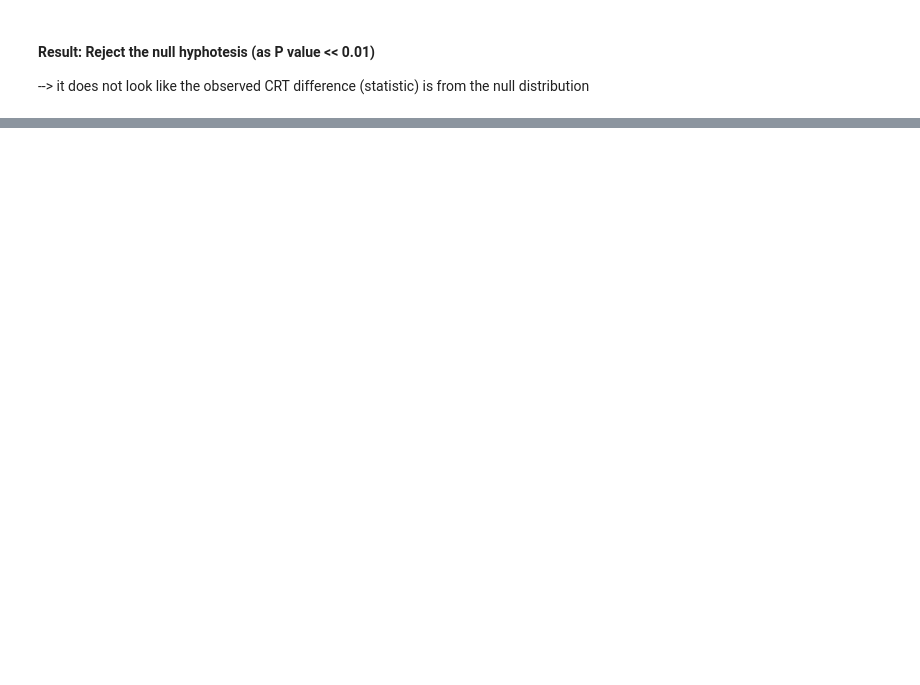
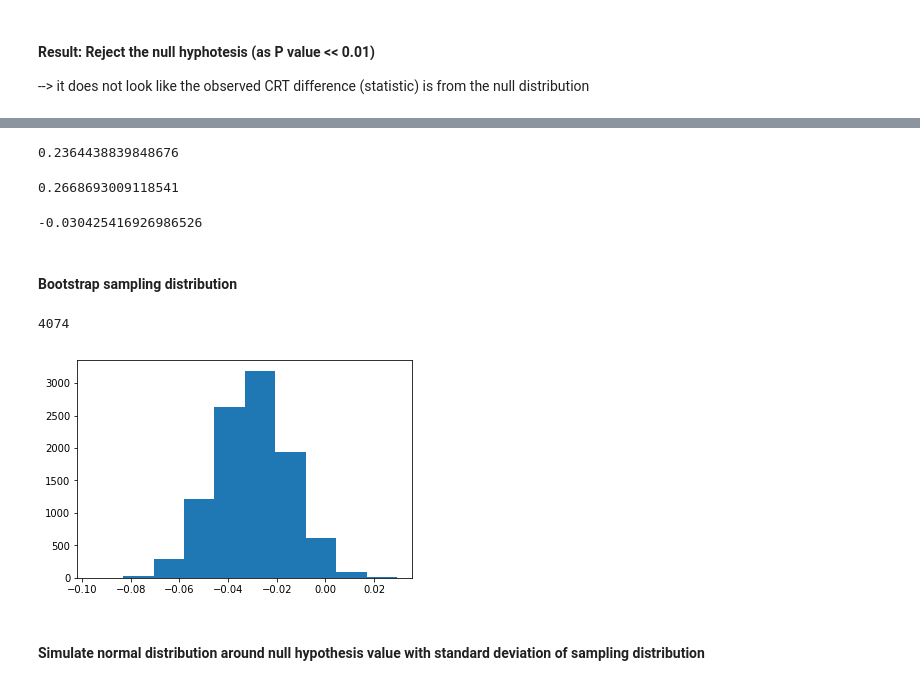
Before and after one commit to VilijaVait/data-analyst-udacity, a Jupyter notebook: exercises/homepage-experiment-case-study.ipynb, the cells around one changed output, grey strips where cells are left out. Cells and saved outputs as stored; diff of their text form; code cells hidden in the pictures; blank space fills up the shorter version.

```diff
--- a/exercises/homepage-experiment-case-study.ipynb
+++ b/exercises/homepage-experiment-case-study.ipynb
@@ -162,0 +184,48 @@ plt.axvline(x=obs_diff, color='red');
+# %%
+control_df = df_course[df_course['group'] == 'control']
+exp_df = df_course[df_course['group'] == 'experiment']
+# %%
+con_cl = control_df[control_df['action'] == 'enroll']['id'].nunique()
+con_view = control_df[control_df['action'] == 'view']['id'].nunique()
+con_crt = con_cl/con_view
+con_crt
+# %% [output]
+0.2364438839848676
+# %%
+exp_cl = exp_df[exp_df['action'] == 'enroll']['id'].nunique()
+exp_view = exp_df[exp_df['action'] == 'view']['id'].nunique()
+exp_crt = exp_cl/exp_view
+exp_crt
+# %% [output]
+0.2668693009118541
+# %%
+obs_diff = con_crt - exp_crt
+obs_diff
+# %% [output]
+-0.030425416926986526
+# %% [markdown]
+#### Bootstrap sampling distribution
+# %%
+df_course.shape[0]
+# %% [output]
+4074
+# %%
+diff_dist = []
+for i in range(10000):
+    samp = df_course.sample(df_course.shape[0], replace = True)
+    control_df = samp[samp['group'] == 'control']
+    exp_df = samp[samp['group'] == 'experiment']
+    con_cl = control_df[control_df['action'] == 'enroll']['id'].nunique()
+    con_view = control_df[control_df['action'] == 'view']['id'].nunique()
+    con_crt = con_cl/con_view
+    exp_cl = exp_df[exp_df['action'] == 'enroll']['id'].nunique()
+    exp_view = exp_df[exp_df['action'] == 'view']['id'].nunique()
+    exp_crt = exp_cl/exp_view
+    crt_diff = con_crt - exp_crt
+    diff_dist.append(crt_diff)
+# %%
+plt.hist(diff_dist);
+# %% [output]
+[figure, added]
+# %% [markdown]
+#### Simulate normal distribution around null hypothesis value with standard deviation of sampling distribution
```
Also changed, not shown: parts of 53 cells of this notebook, 2 other files.
